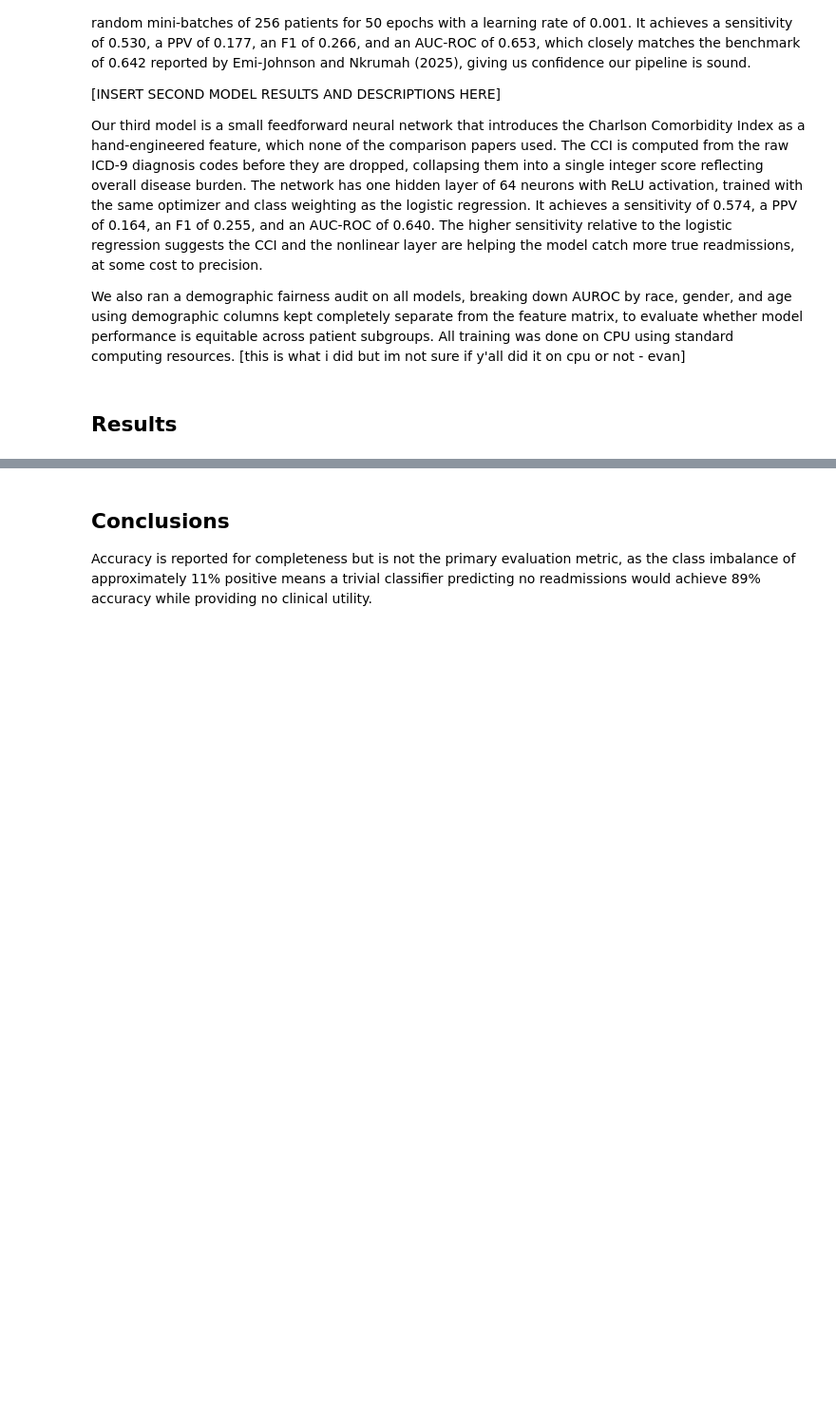
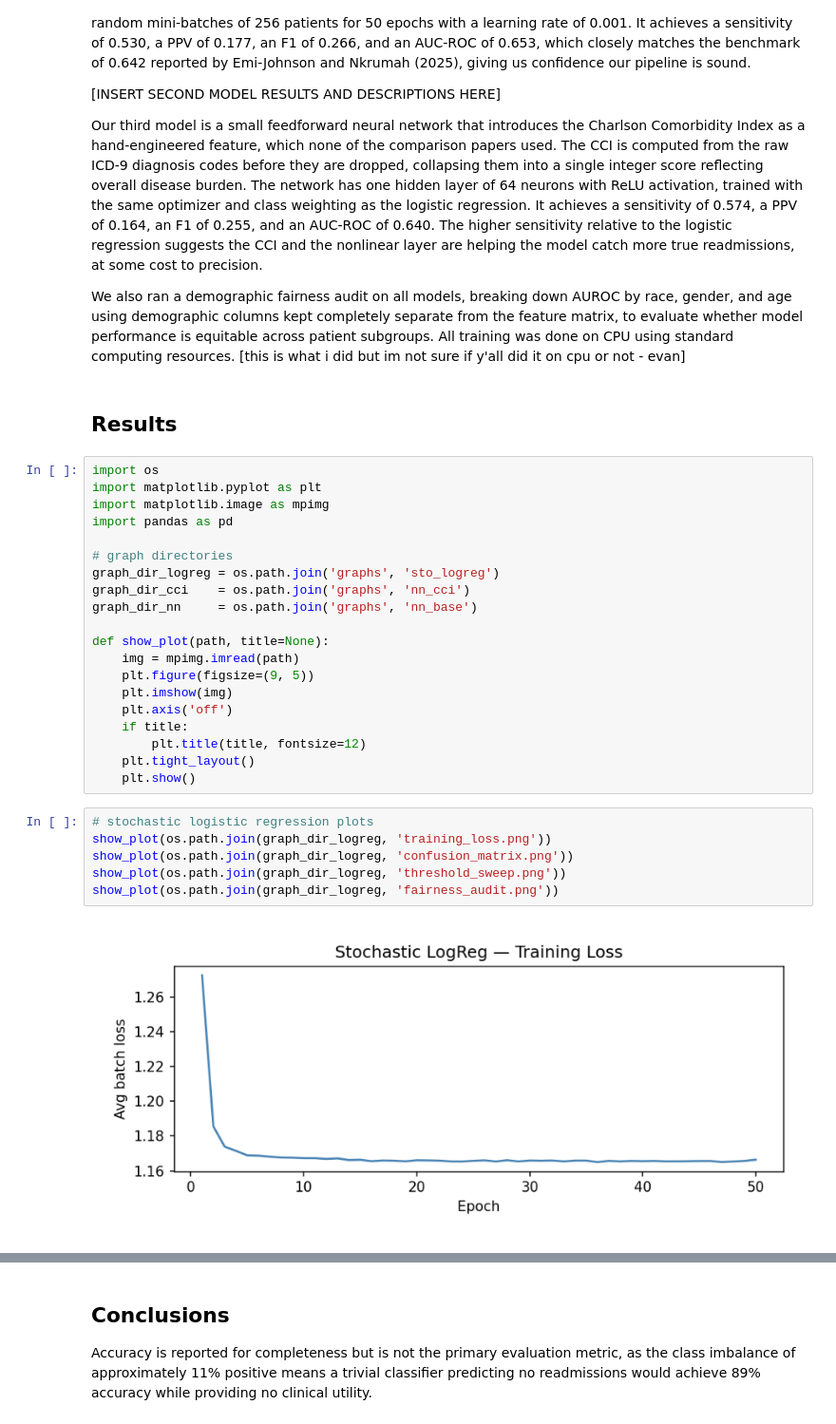
Before and after one commit to JayBirddy/Middlebury-ML-Class-Proj, a Jupyter notebook: report.ipynb, the cells around one changed output, grey strips where cells are left out. Shown at 95% size. Saved outputs shown, nothing was run; the diff lists cells and outputs as text; blank space fills up the shorter version.

```diff
--- a/report.ipynb
+++ b/report.ipynb
@@ -328,3 +328,31 @@ Our third model is a small feedforward neural network that introduces the Charls
 We also ran a demographic fairness audit on all models, breaking down AUROC by race, gender, and age using demographic columns kept completely separate from the feature matrix, to evaluate whether model performance is equitable across patient subgroups. All training was done on CPU using standard computing resources. [this is what i did but im not sure if y'all did it on cpu or not - evan]
 # %% [markdown]
 ## Results <a id="results"></a>
+# %%
+import os
+import matplotlib.pyplot as plt
+import matplotlib.image as mpimg
+import pandas as pd
+
+# graph directories
+graph_dir_logreg = os.path.join('graphs', 'sto_logreg')
+graph_dir_cci    = os.path.join('graphs', 'nn_cci')
+graph_dir_nn     = os.path.join('graphs', 'nn_base')
+
+def show_plot(path, title=None):
+    img = mpimg.imread(path)
+    plt.figure(figsize=(9, 5))
+    plt.imshow(img)
+    plt.axis('off')
+    if title:
+        plt.title(title, fontsize=12)
+    plt.tight_layout()
+    plt.show()
+# %%
+# stochastic logistic regression plots
+show_plot(os.path.join(graph_dir_logreg, 'training_loss.png'))
+show_plot(os.path.join(graph_dir_logreg, 'confusion_matrix.png'))
+show_plot(os.path.join(graph_dir_logreg, 'threshold_sweep.png'))
+show_plot(os.path.join(graph_dir_logreg, 'fairness_audit.png'))
+# %% [output]
+[figure, added]
```
Also changed, not shown: parts of 5 cells of this notebook.
